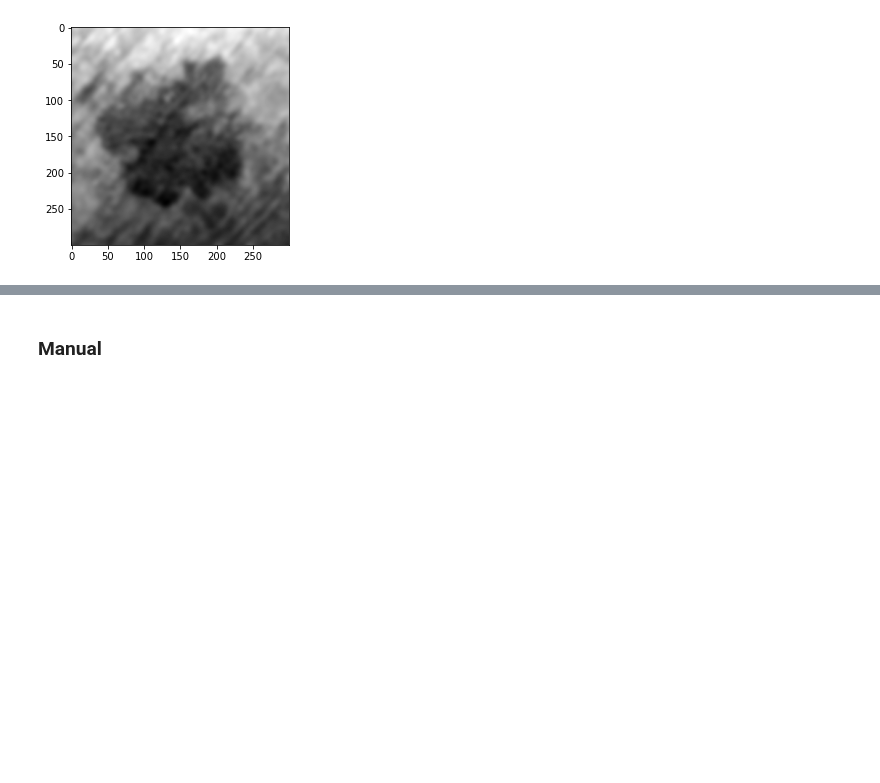
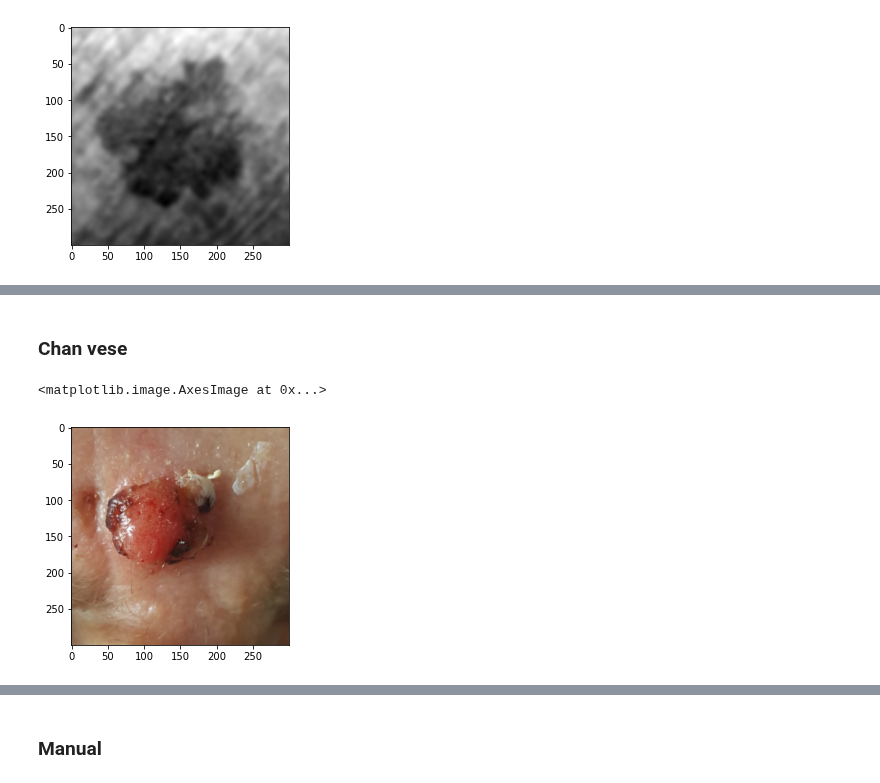
Before and after one commit to julielhagen/First-Year-Project, a Jupyter notebook: Segmentation.ipynb, the cells around one changed output, grey strips where cells are left out. Cells and saved outputs as stored; diff of their text form; code cells hidden in the pictures; blank space fills up the shorter version.

```diff
--- a/Segmentation.ipynb
+++ b/Segmentation.ipynb
@@ -239,0 +255,10 @@ for i in range(len(images_mel)):
+# %% [markdown]
+### Chan vese
+# %%
+mask = paths_scc == 'PAT_215_330_224.png'
+im = images_scc[np.where(mask)[0][0]]
+
+plt.imshow(im)
+# %% [output]
+<matplotlib.image.AxesImage at 0x...>
+[figure, added]
```
Also changed, not shown: parts of 19 cells of this notebook, 1 other file.
